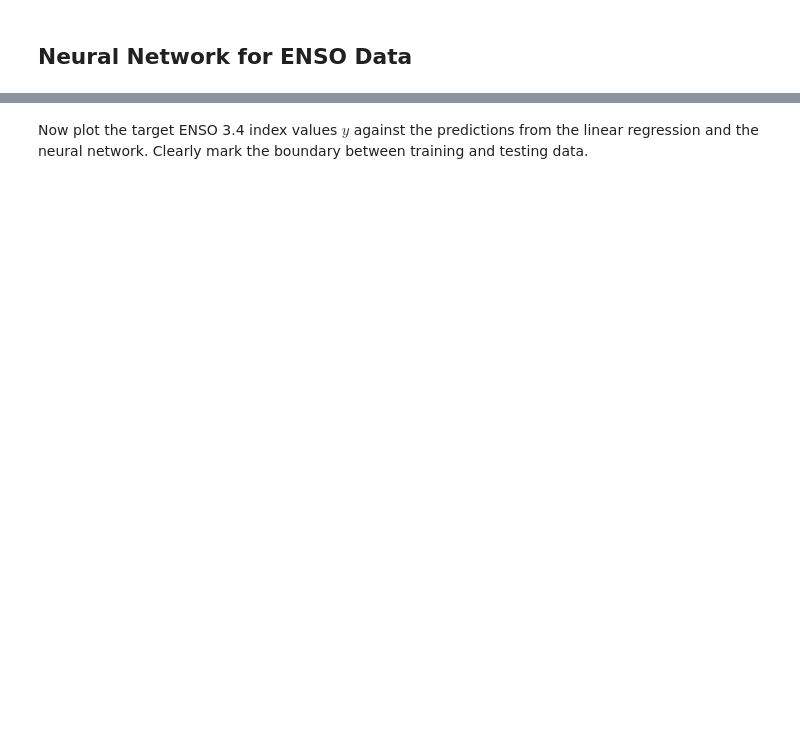
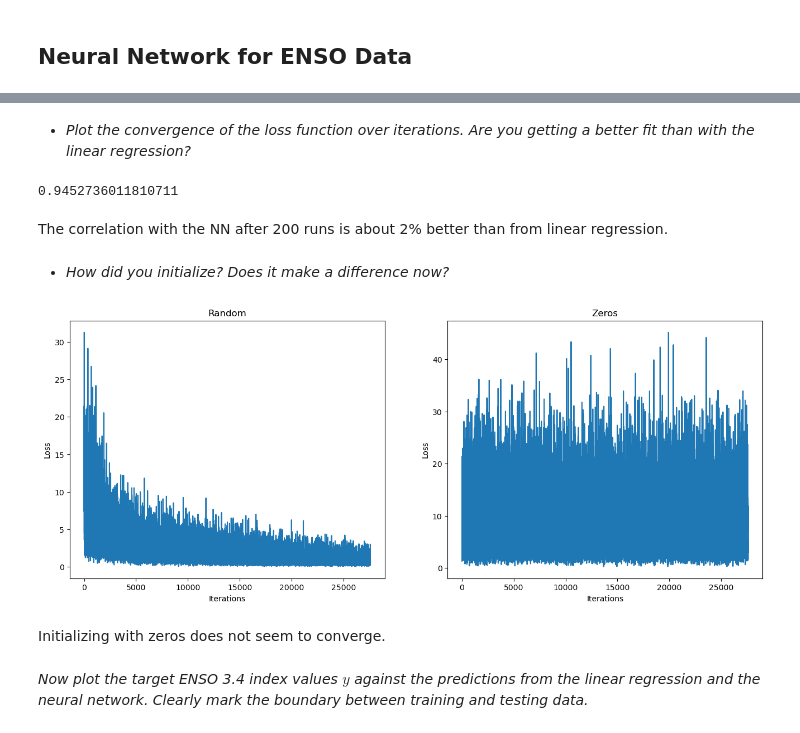
Before and after one commit to QuentinRauschenbach/Deep_Learning, a Jupyter notebook: excersise/EX03 - neural networks.ipynb, the cells around one changed output, grey strips where cells are left out. Cells and saved outputs as stored; diff of their text form; code cells hidden in the pictures; blank space fills up the shorter version.

```diff
--- a/excersise/EX03 - neural networks.ipynb
+++ b/excersise/EX03 - neural networks.ipynb
@@ -321,2 +329,0 @@ def NN(data_loader, weights, biases, LR=1e-4, runs=200):
-# %%
-Loss, yhat = NN(data_loader, weights, biases)
@@ -327,0 +351,33 @@ plt.plot(Loss)
+# %%
+def initialize(units = 32,random = True):
+    if random:
+        n    = x_norm.shape[1]
+        W1   = torch.tensor(np.random.random((units,n))*0.1, requires_grad = True)
+        W2   = torch.tensor(np.random.random((units,units))*0.1, requires_grad = True)
+        Wout = torch.tensor(np.random.random((1,units))*0.1, requires_grad = True)
+
+        b1   = torch.tensor(np.random.random((units,1))*0.1, requires_grad = True)
+        b2   = torch.tensor(np.random.random((units,1))*0.1, requires_grad = True)
+        bout = torch.tensor(np.random.random((1,1))*0.1, requires_grad = True)
+
+    if not random:
+        n    = x_norm.shape[1]
+        W1   = torch.tensor(np.zeros((units,n)), requires_grad = True)
+        W2   = torch.tensor(np.zeros((units,units)), requires_grad = True)
+        Wout = torch.tensor(np.zeros((1,units)), requires_grad = True)
+
+        b1   = torch.tensor(np.zeros((units,1)), requires_grad = True)
+        b2   = torch.tensor(np.zeros((units,1)), requires_grad = True)
+        bout = torch.tensor(np.zeros((1,1)), requires_grad = True)
+
+    biases  = [b1, b2, bout]
+    weights = [W1, W2, Wout]
+    return weights, biases
+
+weights, biases = initialize(random = False)
+Loss_0, Weights_0, Biases_0 = NN(data_loader, weights, biases)
+
+weights, biases = initialize(random = True)
+Loss, Weights, Biases = NN(data_loader, weights, biases)
+# %% [markdown]
+* *Plot the convergence of the loss function over iterations. Are you getting a better fit than with the linear regression?*
@@ -328,2 +390,29 @@ plt.plot(Loss)
+# %%
+yhat_train = Forward(xt_train, weights, biases)
+cor_NN_train = np.corrcoef(y[:1104],yhat_train)
+print(cor_NN_train[0,1])
+#0.9247695848914118 Lin Reg
+# %% [output]
+0.9452736011810711
+# %% [markdown]
+The correlation with the NN after 200 runs is about 2% better than from linear regression.
+# %% [markdown]
+* *How did you initialize? Does it make a difference now?*
+# %%
+fig = plt.figure(figsize=(16,6))
+(ax1, ax2) = fig.subplots(1, 2)
+ax1.plot(Loss)
+ax1.set_title("Random")
+ax2.plot(Loss_0)
+ax2.set_title("Zeros")
+ax1.set_ylabel("Loss")
+ax1.set_xlabel("Iterations")
+ax2.set_ylabel("Loss")
+ax2.set_xlabel("Iterations")
+plt.show()
+# %% [output]
+[figure, added]
+# %% [markdown]
+Initializing with zeros does not seem to converge.
 # %% [markdown]
-Now plot the target ENSO 3.4 index values $y$ against the predictions from the linear regression and the neural network. Clearly mark the boundary between training and testing data.
+*Now plot the target ENSO 3.4 index values $y$ against the predictions from the linear regression and the neural network. Clearly mark the boundary between training and testing data.*
```
Also changed, not shown: parts of 45 cells of this notebook, 8 other files.
